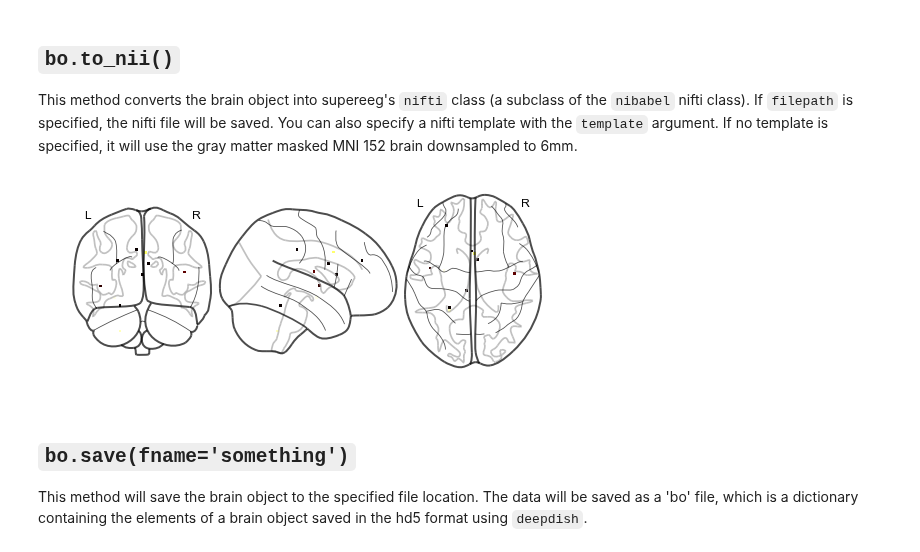
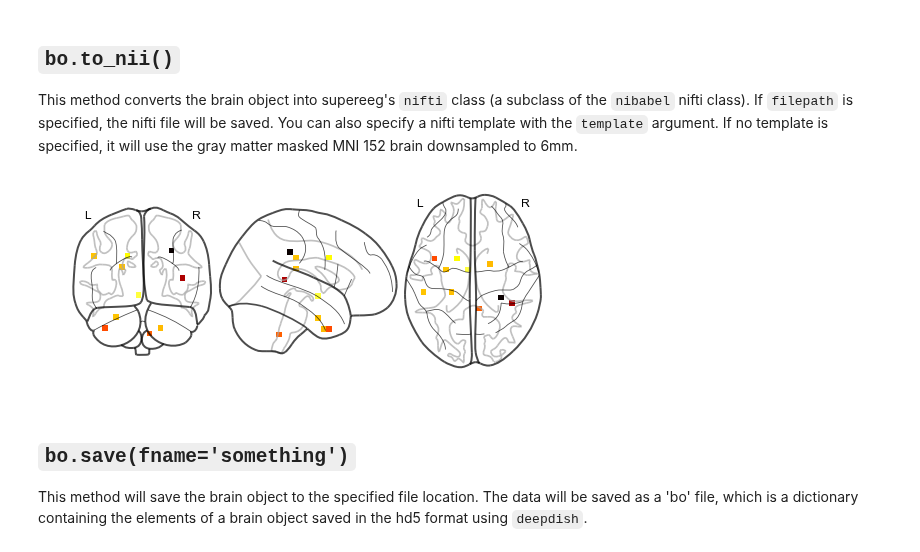
Before and after one commit to ContextLab/supereeg, a Jupyter notebook: docs/tutorial/brain_objects.ipynb, the cells around one changed output. Saved outputs shown, nothing was run; the diff lists cells and outputs as text; code cells hidden in the pictures.

```diff
--- a/docs/tutorial/brain_objects.ipynb
+++ b/docs/tutorial/brain_objects.ipynb
@@ -269,18 +273,18 @@ bo.plot_locs()
 This method converts the brain object into supereeg's `nifti` class (a subclass of the `nibabel` nifti class).  If `filepath` is specified, the nifti file will be saved. You can also specify a nifti template with the `template` argument. If no template is specified, it will use the gray matter masked MNI 152 brain downsampled to 6mm.
 # %%
 # convert to nifti
-nii = bo.to_nii()
+nii = bo.to_nii(template='gray', vox_size=6)
 
 # plot first timepoint
 nii.plot_glass_brain()
 
 # save the file
 # nii = bo.to_nii(filepath='/path/to/file/brain')
 
 # specify a template and resolution
 # nii = bo.to_nii(template='/path/to/nifti/file.nii', vox_size=20)
 # %% [output]
-[figure, old version]
+[figure, new version]
 # %% [markdown]
 ## `bo.save(fname='something')`
 
```
Also changed, not shown: parts of 18 cells of this notebook.
